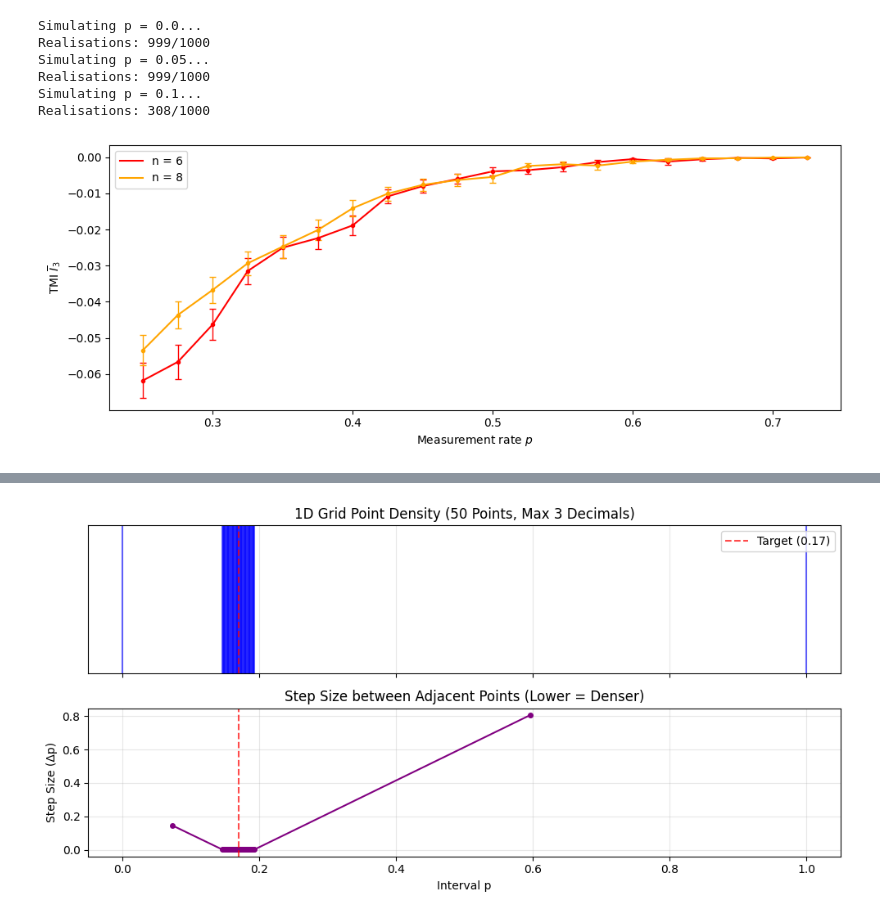
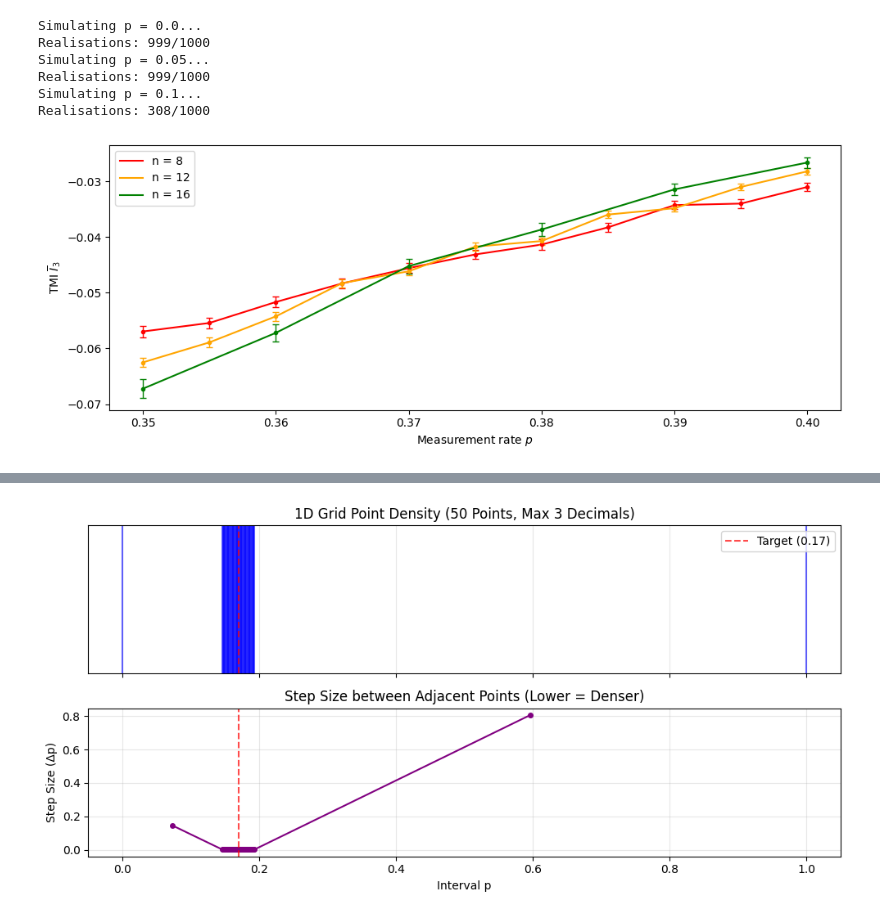
Before and after one commit to amarce4/mipt, a Jupyter notebook: python/mipt.ipynb, the cells around one changed output, grey strips where cells are left out. Saved outputs shown, nothing was run; the diff lists cells and outputs as text; code cells hidden in the pictures.

Commit message:
TMI pipeline for N=16 and above, new fermion TMI plot

```diff
--- a/python/mipt.ipynb
+++ b/python/mipt.ipynb
@@ -148,53 +148,80 @@ Realisations: 308/1000
 # %%
 import pandas as pd
 import numpy as np
 from matplotlib import pyplot as plt
 
-realisations = 5000
-ns = [8, 12]
-ps_arr, mean_arr, std_arr = [], [], []
-for n in ns:
-    print(f"Importing n = {n}...")
-    df = pd.read_csv(f'csv/rho_tmi_python_fermion_n_{n}_real_5000_0.3_0.45.csv')
-    data_array = df.to_numpy().transpose()
+# realisations = 20000
+# real_16 = 5000
+# ns = [8, 12, 16]
+# ps_arr, mean_arr, std_arr = [], [], []
+# df1 = pd.read_csv(f'csv/rho_tmi_python_fermion_n_8_real_20000_0.35_0.4.csv')
+# df2 = pd.read_csv(f'csv/rho_tmi_python_fermion_n_12_real_20000_0.35_0.4.csv')
+# df3 = pd.read_csv(f'csv/rho_tmi_fermion_n_16_real_5000_0.0_0.5.csv')
+# for n in ns:
+#     print(f"Importing n = {n}...")
+#     # df: pd.DataFrame
+#     # df = pd.read_csv(f'csv/rho_tmi_python_fermion_n_{n}_real_5000.csv')
+#     if n == 8:
+#         df = df1
+#     if n == 12:
+#         df = df2
+#     if n == 16:
+#         df = df3
 
-    ps = data_array[0]
-    tmi_vals = data_array[1]
-    ps_unique = list(set(ps))
-    means = []
-    stderrs = []
-    for p in ps_unique:
-        print(p, " ", end='')
-        tmi_for_p = [_tmi for _tmi, p_val in zip(tmi_vals, ps) if p_val == p]
-        means.append(np.mean(tmi_for_p))
-        stderrs.append(np.std(tmi_for_p, ddof=1)/np.sqrt(realisations))
-    print()
-    sorted_args = sorted(zip(ps_unique, means, stderrs))
-    ps_unique, means, stderrs = zip(*sorted_args)
-    ps_arr.append(ps_unique)
-    mean_arr.append(means)
-    std_arr.append(stderrs)
+#     data_array = df.to_numpy().transpose()
+
+#     ps: list
+#     tmi_vals: list
+#     if n == 8 or n == 12:
+#         ps = data_array[2]
+#         tmi_vals = data_array[4]
+#     if n == 16:
+#         ps = data_array[0]
+#         tmi_vals = data_array[1]
+
+#     ps_unique = list(set(ps))
+#     means = []
+#     stderrs = []
+#     for p in ps_unique:
+#         print(p, " ", end='')
+#         tmi_for_p = [_tmi for _tmi, p_val in zip(tmi_vals, ps) if p_val == p]
+#         means.append(np.mean(tmi_for_p))
+#         if n == 16:
+#             stderrs.append(np.std(tmi_for_p, ddof=1)/np.sqrt(real_16))
+#         else:
+#             stderrs.append(np.std(tmi_for_p, ddof=1)/np.sqrt(realisations))
+#     print()
+#     sorted_args = sorted(zip(ps_unique, means, stderrs))
+#     ps_unique, means, stderrs = zip(*sorted_args)
+#     ps_arr.append(ps_unique)
+#     mean_arr.append(means)
+#     std_arr.append(stderrs)
 
 
 colors = ["red", "orange", "green", "blue"]
 
-START_INDEX = 10
-END_INDEX = 30
+START_INDEX = 5
+END_INDEX = 11
 
 fig, ax1 = plt.subplots(1, 1, figsize=(10, 4))
 for i in range(len(ns)):
-    ax1.errorbar(ps_arr[i][START_INDEX:END_INDEX], mean_arr[i][START_INDEX:END_INDEX], yerr=std_arr[i][START_INDEX:END_INDEX], fmt='.', color=colors[i], ecolor=colors[i], capsize=3, elinewidth=1)
-    ax1.plot(ps_arr[i][START_INDEX:END_INDEX], mean_arr[i][START_INDEX:END_INDEX], color=colors[i], label=f"n = {ns[i]}")
+    if ns[i] == 16:
+        ax1.errorbar(ps_arr[i][START_INDEX:END_INDEX], mean_arr[i][START_INDEX:END_INDEX], yerr=std_arr[i][START_INDEX:END_INDEX], fmt='.', color=colors[i], ecolor=colors[i], capsize=3, elinewidth=1)
+        ax1.plot(ps_arr[i][START_INDEX:END_INDEX], mean_arr[i][START_INDEX:END_INDEX], color=colors[i], label=f"n = {ns[i]}")
+    else:
+        ax1.errorbar(ps_arr[i], mean_arr[i], yerr=std_arr[i], fmt='.', color=colors[i], ecolor=colors[i], capsize=3, elinewidth=1)
+        ax1.plot(ps_arr[i], mean_arr[i], color=colors[i], label=f"n = {ns[i]}")
+
 ax1.set_xlabel('Measurement rate $p$')
 ax1.set_ylabel(r'TMI $\overline{I}_3$')
 
 # props = dict(boxstyle='square', facecolor='white', alpha=0.5)
 # ax1.text(0.75, 0.95, f"Realisations = {realisations}", transform=ax1.transAxes, fontsize=10,
 #         verticalalignment='top', bbox=props)
 
 ax1.legend()
 fig.tight_layout()
 # %% [output]
-[figure, old version]
+[figure, new version]
 # %%
 import numpy as np
```
Also changed, not shown: parts of 2 cells of this notebook, 5 other files.
